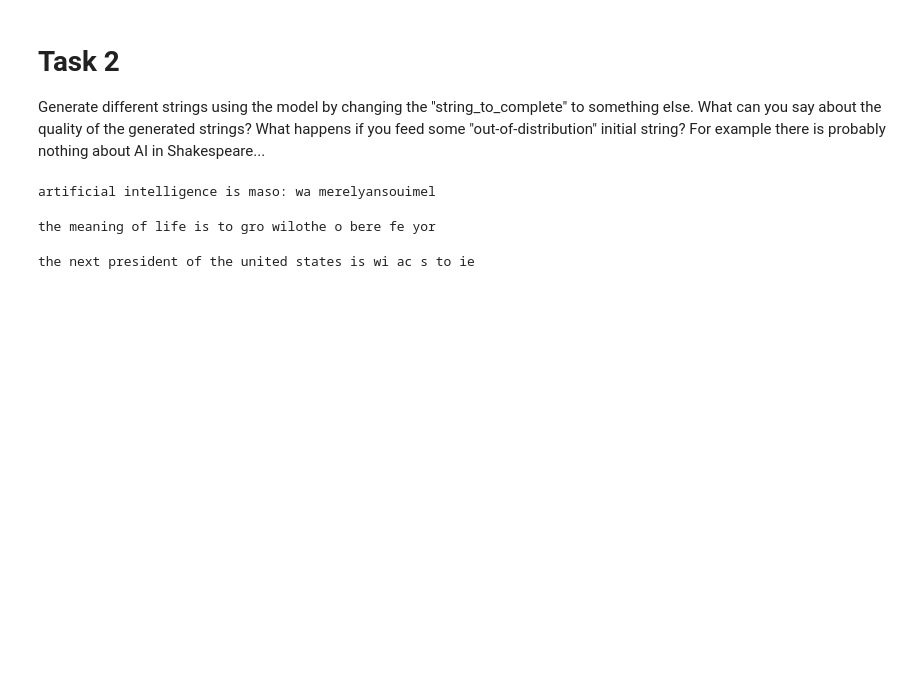
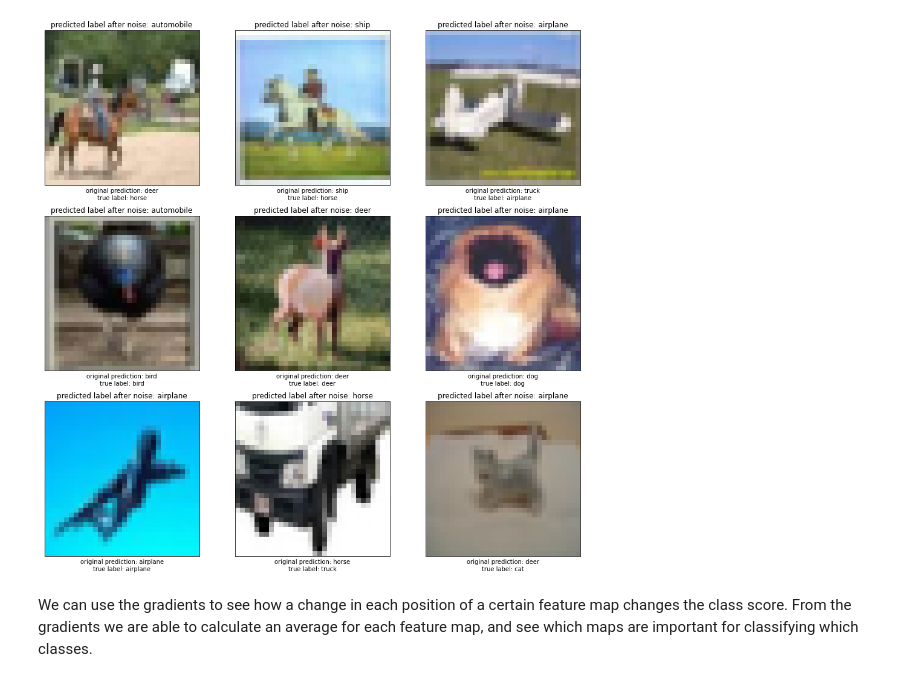
Before and after one commit to markustoivonen/AIHealthTech2020, a Jupyter notebook: exercises/ex8.ipynb, the cells around one changed output. Cells and saved outputs as stored; diff of their text form; code cells hidden in the pictures; blank space fills up the shorter version.

```diff
--- a/exercises/ex8.ipynb
+++ b/exercises/ex8.ipynb
@@ -237,5 +85,22 @@ mini_transformer = MiniTransformer(vocab_size,embedding_dim=512)
+# %%
+(train_images, train_labels), (test_images, test_labels) = datasets.cifar10.load_data()
+
+# Normalize pixel values to be between 0 and 1
+train_images, test_images = train_images / 255.0, test_images / 255.0
+# %%
+model = models.Sequential()
+model.add(layers.Conv2D(32, (6, 6), activation='relu', input_shape=(32, 32, 3)))
+model.add(layers.MaxPooling2D((2, 2)))
+model.add(layers.Conv2D(64, (3, 3), activation='relu'))
+model.add(layers.MaxPooling2D((2, 2)))
+model.add(layers.Conv2D(128, (3, 3), activation='relu'))
+model.add(layers.Flatten())
+model.add(layers.Dense(64, activation='relu'))
+model.add(layers.Dense(10))
 # %%
-learning_rate = 0.0003
-mini_transformer.compile(optimizer=tf.keras.optimizers.Adam(lr=learning_rate),
-                         loss=tf.keras.losses.SparseCategoricalCrossentropy(from_logits=True),
-                         metrics=['accuracy'])
+model.compile(optimizer='adam',
+              loss=tf.keras.losses.SparseCategoricalCrossentropy(from_logits=True),
+              metrics=['accuracy'])
+
+history = model.fit(train_images, train_labels, epochs=10,
+                    validation_data=(test_images, test_labels))
@@ -313,23 +127,0 @@ def complete_string(model,init_string,sequence_length,tokenizer=tokenizer):
-# %% [markdown]
-# Task 2
-Generate different strings using the model by changing the "string_to_complete" to something else.
-What can you say about the quality of the generated strings? What happens if you feed some "out-of-distribution" initial string? For example there is probably nothing about AI in Shakespeare...
-# %%
-# Modify this string and run this cell to make the model generate ending to the initial string.
-string_to_complete = "Artificial Intelligence is "
-completed_string = complete_string(mini_transformer,init_string=string_to_complete,sequence_length=50)
-print(completed_string)
-# %% [output]
-artificial intelligence is maso: wa merelyansouimel
-# %%
-string_to_complete = "The meaning of life is to "
-completed_string = complete_string(mini_transformer,init_string=string_to_complete,sequence_length=50)
-print(completed_string)
-# %% [output]
-the meaning of life is to gro wilothe o bere fe yor
-# %%
-string_to_complete = "The next president of the United States is "
-completed_string = complete_string(mini_transformer,init_string=string_to_complete,sequence_length=55)
-print(completed_string)
-# %% [output]
-the next president of the united states is wi ac s to ie
@@ -335,0 +159,24 @@ the next president of the united states is wi ac s to ie
+# %%
+class_names = ['airplane', 'automobile', 'bird', 'cat', 'deer',
+               'dog', 'frog', 'horse', 'ship', 'truck']
+IMG_AMOUNT = 9
+indices = np.random.choice(len(test_labels), IMG_AMOUNT)
+plt.figure(figsize=(16,16))
+for i, img_idx in enumerate(indices):
+    plt.subplot(3,3,i+1)
+    plt.xticks([])
+    plt.yticks([])
+    plt.grid(False)
+    input_image = test_images[img_idx].reshape([-1, 32,32,3])
+    input_label = test_labels[img_idx][0]
+    predicted_label = get_new_prediction(model, tf.convert_to_tensor(input_image), input_label)
+    plt.title("predicted label after noise: " + str(class_names[predicted_label]))
+    plt.imshow(test_images[img_idx], cmap=plt.cm.binary)
+    original_logits = model.predict(input_image)
+    original_prediction = np.argmax(np.array(tf.nn.softmax(original_logits)).flatten())
+    plt.xlabel("original prediction: " + class_names[original_prediction] + "\ntrue label: "+ str(class_names[test_labels[img_idx][0]]))
+plt.show()
+# %% [output]
+[figure, added]
+# %% [markdown]
+We can use the gradients to see how a change in each position of a certain feature map changes the class score. From the gradients we are able to calculate an average for each feature map, and see which maps are important for classifying which classes.
```
Also changed, not shown: parts of 24 cells of this notebook.
